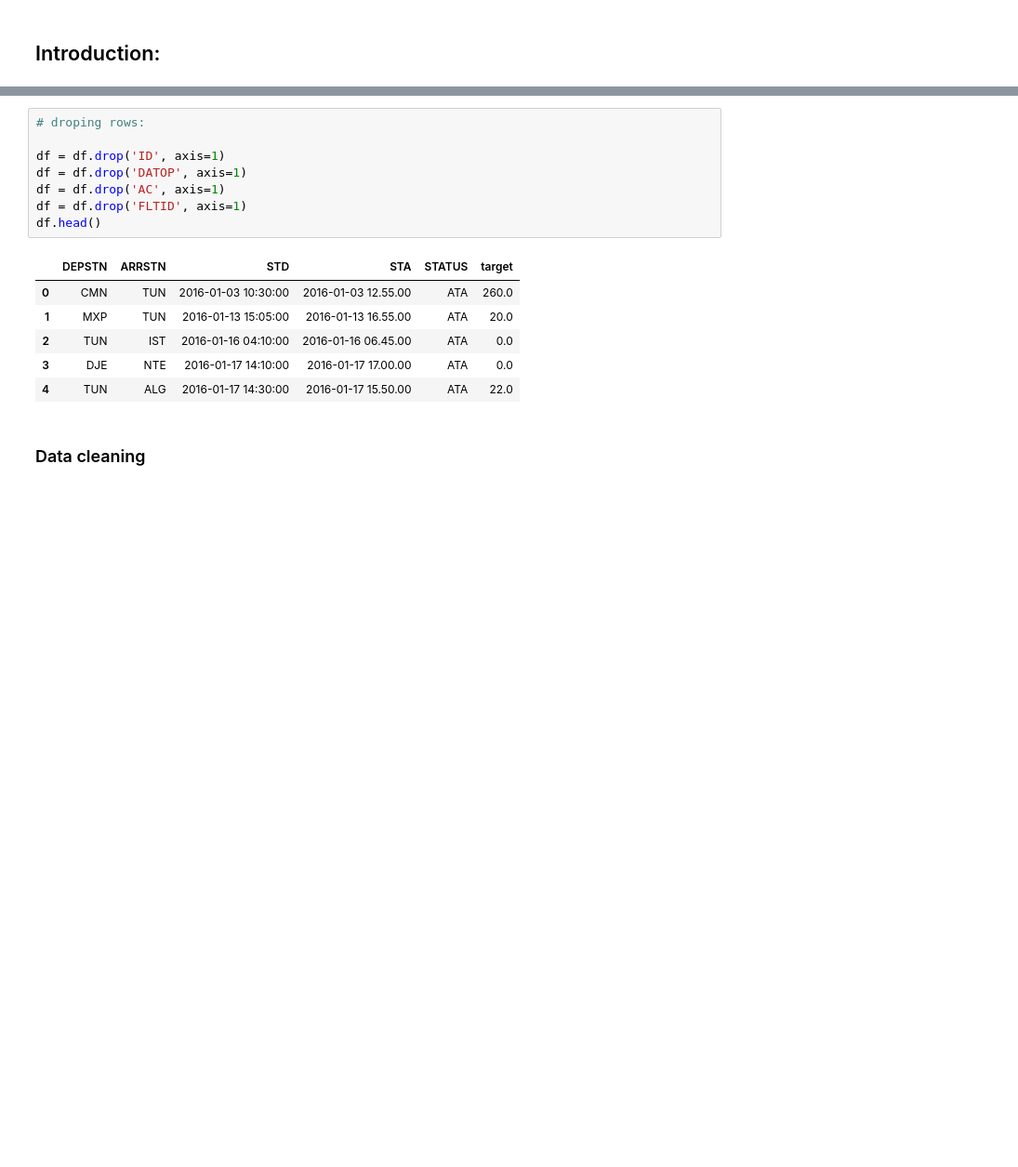
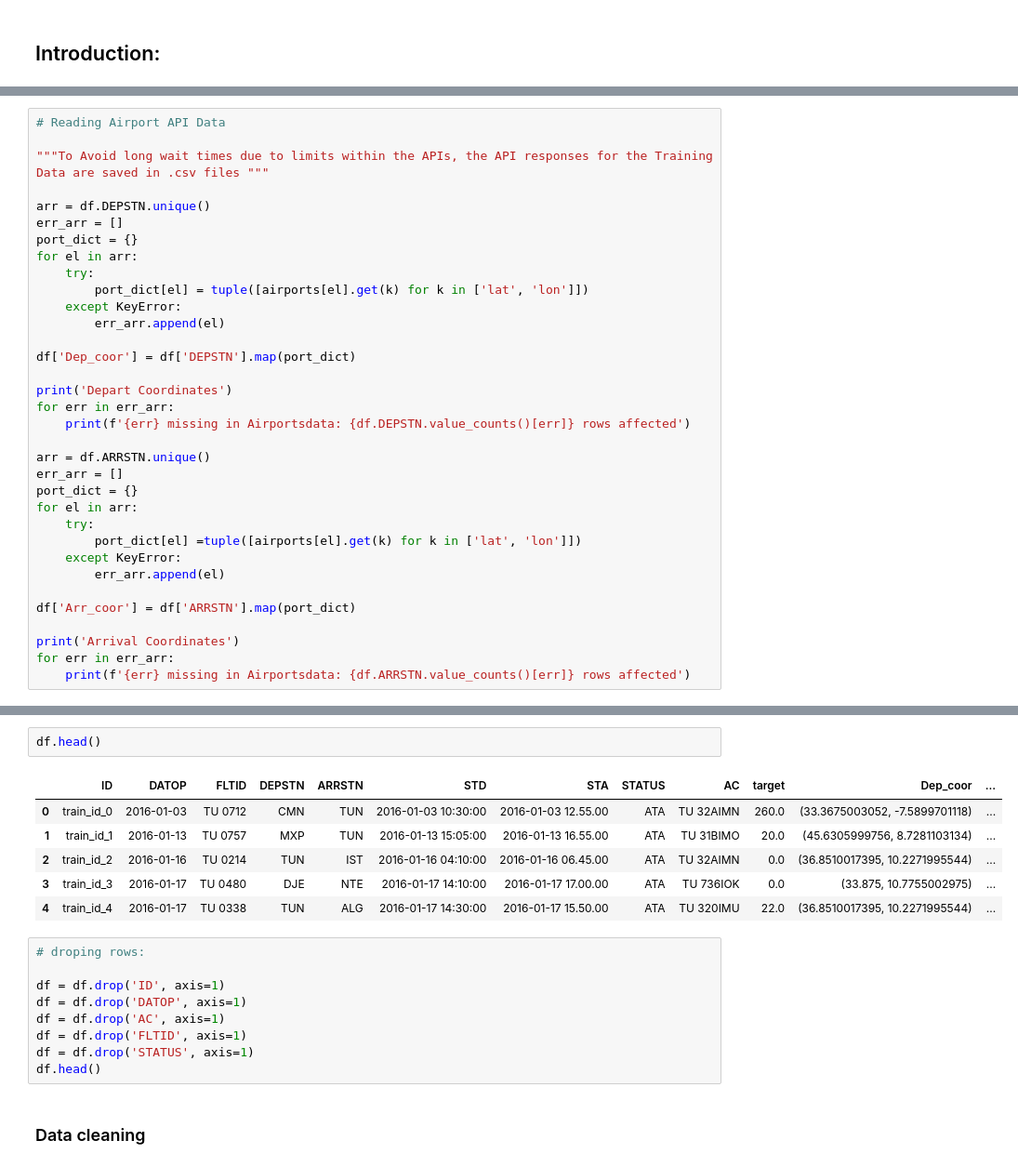
Before and after one commit to janb89/groupwork2, a Jupyter notebook: EDA.ipynb, the cells around one changed output, grey strips where cells are left out. Shown at 93% size. Saved outputs shown, nothing was run; the diff lists cells and outputs as text; blank space fills up the shorter version.

```diff
--- a/EDA.ipynb
+++ b/EDA.ipynb
@@ -48,3 +75,37 @@ df.head()
 | 2 | train_id_2 | 2016-01-16 | TU 0214 | TUN | IST | 2016-01-16 04:10:00 | 2016-01-16 06.45.00 | ATA | TU 32AIMN | 0.0 |
 | 3 | train_id_3 | 2016-01-17 | TU 0480 | DJE | NTE | 2016-01-17 14:10:00 | 2016-01-17 17.00.00 | ATA | TU 736IOK | 0.0 |
 | 4 | train_id_4 | 2016-01-17 | TU 0338 | TUN | ALG | 2016-01-17 14:30:00 | 2016-01-17 15.50.00 | ATA | TU 320IMU | 22.0 |
+# %%
+# Reading Airport API Data
+
+"""To Avoid long wait times due to limits within the APIs, the API responses for the Training Data are saved in .csv files """
+
+arr = df.DEPSTN.unique()
+err_arr = []
+port_dict = {}
+for el in arr:
+    try:
+        port_dict[el] = tuple([airports[el].get(k) for k in ['lat', 'lon']])
+    except KeyError:
+        err_arr.append(el)
+
+df['Dep_coor'] = df['DEPSTN'].map(port_dict)
+
+print('Depart Coordinates')
+for err in err_arr:
+    print(f'{err} missing in Airportsdata: {df.DEPSTN.value_counts()[err]} rows affected')
+
+arr = df.ARRSTN.unique()
+err_arr = []
+port_dict = {}
+for el in arr:
+    try:
+        port_dict[el] =tuple([airports[el].get(k) for k in ['lat', 'lon']])
+    except KeyError:
+        err_arr.append(el)
+
+df['Arr_coor'] = df['ARRSTN'].map(port_dict)
+
+print('Arrival Coordinates')
+for err in err_arr:
+    print(f'{err} missing in Airportsdata: {df.ARRSTN.value_counts()[err]} rows affected')
@@ -51,3 +142,12 @@ df.head()
+# %%
+df.head()
+# %% [output]
+|  | ID | DATOP | FLTID | DEPSTN | ARRSTN | STD | STA | STATUS | AC | target | Dep_coor | ... |
+| 0 | train_id_0 | 2016-01-03 | TU 0712 | CMN | TUN | 2016-01-03 10:30:00 | 2016-01-03 12.55.00 | ATA | TU 32AIMN | 260.0 | (33.3675003052, -7.5899701118) | ... |
+| 1 | train_id_1 | 2016-01-13 | TU 0757 | MXP | TUN | 2016-01-13 15:05:00 | 2016-01-13 16.55.00 | ATA | TU 31BIMO | 20.0 | (45.6305999756, 8.7281103134) | ... |
+| 2 | train_id_2 | 2016-01-16 | TU 0214 | TUN | IST | 2016-01-16 04:10:00 | 2016-01-16 06.45.00 | ATA | TU 32AIMN | 0.0 | (36.8510017395, 10.2271995544) | ... |
+| 3 | train_id_3 | 2016-01-17 | TU 0480 | DJE | NTE | 2016-01-17 14:10:00 | 2016-01-17 17.00.00 | ATA | TU 736IOK | 0.0 | (33.875, 10.7755002975) | ... |
+| 4 | train_id_4 | 2016-01-17 | TU 0338 | TUN | ALG | 2016-01-17 14:30:00 | 2016-01-17 15.50.00 | ATA | TU 320IMU | 22.0 | (36.8510017395, 10.2271995544) | ... |
 # %%
 # droping rows:
 
@@ -55,14 +155,8 @@ df = df.drop('ID', axis=1)
 df = df.drop('DATOP', axis=1)
 df = df.drop('AC', axis=1)
 df = df.drop('FLTID', axis=1)
+df = df.drop('STATUS', axis=1)
 df.head()
-# %% [output]
-|  | DEPSTN | ARRSTN | STD | STA | STATUS | target |
-| 0 | CMN | TUN | 2016-01-03 10:30:00 | 2016-01-03 12.55.00 | ATA | 260.0 |
-| 1 | MXP | TUN | 2016-01-13 15:05:00 | 2016-01-13 16.55.00 | ATA | 20.0 |
-| 2 | TUN | IST | 2016-01-16 04:10:00 | 2016-01-16 06.45.00 | ATA | 0.0 |
-| 3 | DJE | NTE | 2016-01-17 14:10:00 | 2016-01-17 17.00.00 | ATA | 0.0 |
-| 4 | TUN | ALG | 2016-01-17 14:30:00 | 2016-01-17 15.50.00 | ATA | 22.0 |
 # %% [markdown]
 ### Data cleaning
 # %%
```
Also changed, not shown: parts of 15 cells of this notebook, 5 other files.
